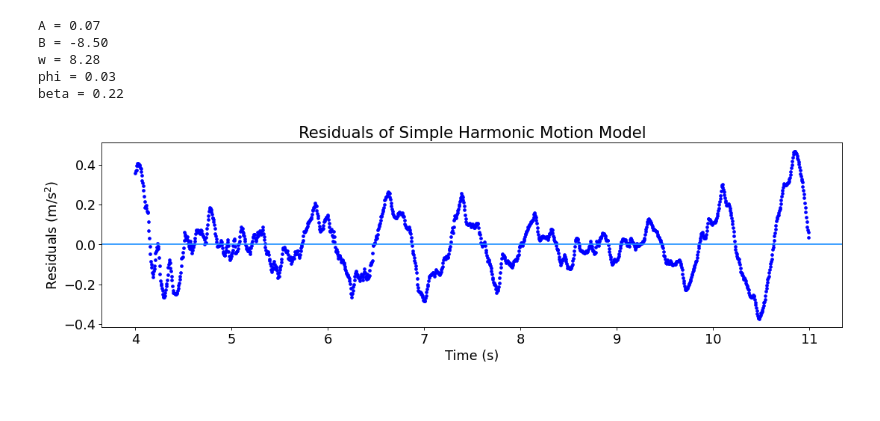
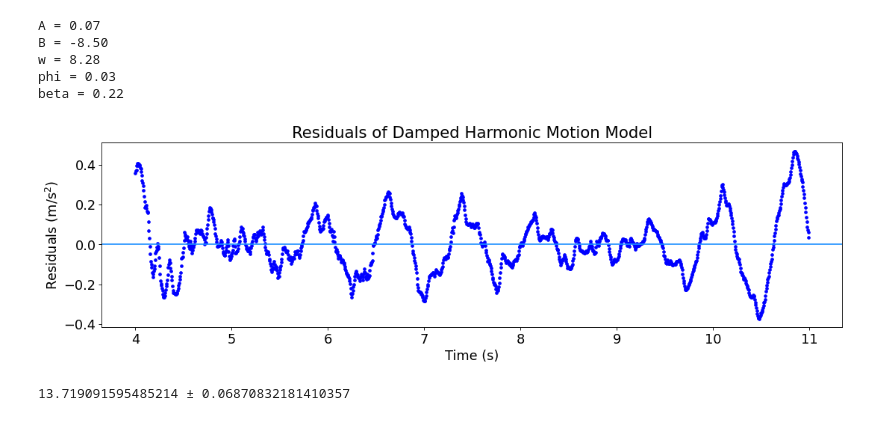
Before and after one commit to elixcabeth/physics-5bl, a Jupyter notebook: 5BL lab 07/5BL lab 07_60deg.ipynb, the cells around one changed output. Saved outputs shown, nothing was run; the diff lists cells and outputs as text; code cells hidden in the pictures.

```diff
--- a/5BL lab 07/5BL lab 07_60deg.ipynb
+++ b/5BL lab 07/5BL lab 07_60deg.ipynb
@@ -163,15 +178,28 @@ beta = 0.22
 # %%
 # redisuals
 residuals = yvals - ypred
 fig2b = plt.figure(figsize=(16, 4), dpi=80, facecolor='w', edgecolor='k')
 plt.rcParams.update({"font.size": 16})
 
 plt.axhline(0, color="dodgerblue")
 plt.scatter(tvals, residuals, color='blue', s=10)
 
-plt.title("Residuals of Simple Harmonic Motion Model")
+plt.title("Residuals of Damped Harmonic Motion Model")
 plt.xlabel("Time (s)")
 plt.ylabel("Residuals (m/s$^2$)")
 plt.show()
 # %% [output]
-[figure, old version]
+[figure, new version]
+# %%
+# calculate k
+m = 0.2
+m_err = 0.001
+
+k = m * w ** 2
+
+# k error
+k_err = k * np.sqrt(4 * (w_err / w) ** 2 + (m_err / m) ** 2)
+
+print(k, "±", k_err)
+# %% [output]
+13.719091595485214 ± 0.06870832181410357
```
Also changed, not shown: parts of 3 cells of this notebook, 1 other file.
